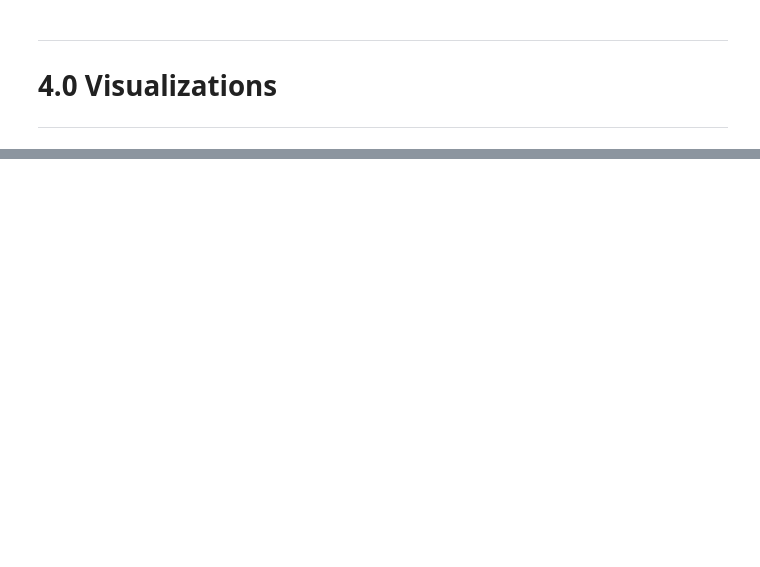
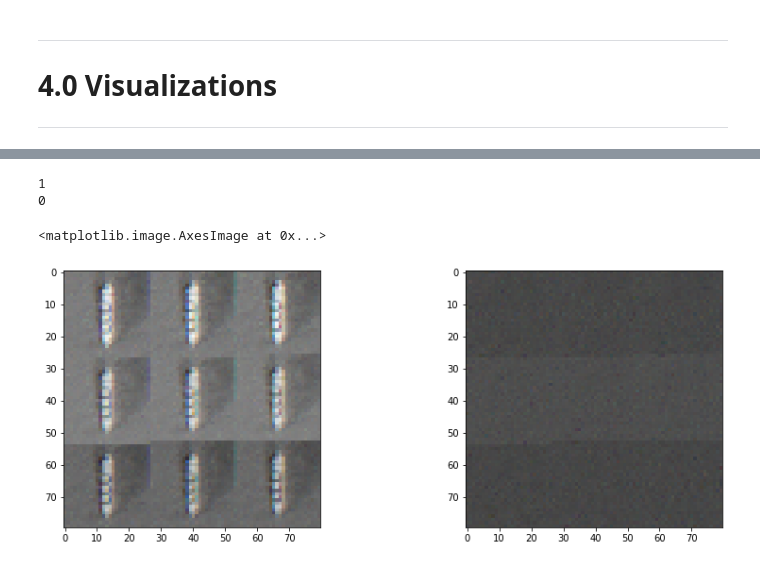
Before and after one commit to ehadda02/em-0213-final-project-template, a Jupyter notebook: Shipsnet.ipynb, the cells around one changed output, grey strips where cells are left out. Saved outputs shown, nothing was run; the diff lists cells and outputs as text; code cells hidden in the pictures; blank space fills up the shorter version.

Commit message:
Add files via upload
Final python notebook and updated README with instructions for data download

```diff
--- a/Shipsnet.ipynb
+++ b/Shipsnet.ipynb
@@ -69,0 +166,7 @@ ________
+# %%
+# Convert longitude and latitude in partialshipdata to MGRS
+m = mgrs.MGRS()
+partialshipdata.astype({'mgrs': 'object'}).dtypes
+for x in range(len(partialshipdata)):
+  a = m.toMGRS(partialshipdata.longitude[x],partialshipdata.latitude[x])
+  partialshipdata.mgrs[x] = a
@@ -69,0 +192,3 @@ ________
+# %%
+# Assign a partial_ship value of 1 for rows that have a longitude value in list of partial_ships_longitude
+shipdata.loc[shipdata['mgrs'].isin(partialshipdata['mgrs']), "partial_ships"] = 1
@@ -73,0 +297,29 @@ ________
+# %%
+# Define X and Y
+X = shipdata["normalized_pixel_data"]
+Y = shipdata["ships"]
+# Split the data into training and testing sets
+from sklearn.model_selection import train_test_split
+(X_train, X_test, Y_train, Y_test) = train_test_split(X, Y, test_size=0.20, random_state=42)
+# %%
+# Transform the training and testing data into arrays for TensorFlow
+X_train = np.array([x for x in X_train])
+X_test = np.array([x for x in X_test])
+Y_train = np.array([y for y in Y_train])
+Y_test = np.array([y for y in Y_test])
+# %%
+print(Y_test[750]) # see if image is ship or no ship classification in test and training arrays
+print(Y_train[750])
+
+# show images from pixel data for known ship and no ship
+fig, axes = plt.subplots(1,2,figsize=(14,5)) # plot two images side by side
+axes[0].imshow(X_test[750])
+axes[1].imshow(X_train[750])
+
+# tutorial did not process images in the best format
+# Need to transpose pixels for image to be displayed/analyzed correctly
+# %% [output]
+1
+0
+<matplotlib.image.AxesImage at 0x...>
+[figure, added]
```
Also changed, not shown: parts of 81 cells of this notebook, 1 other file.
